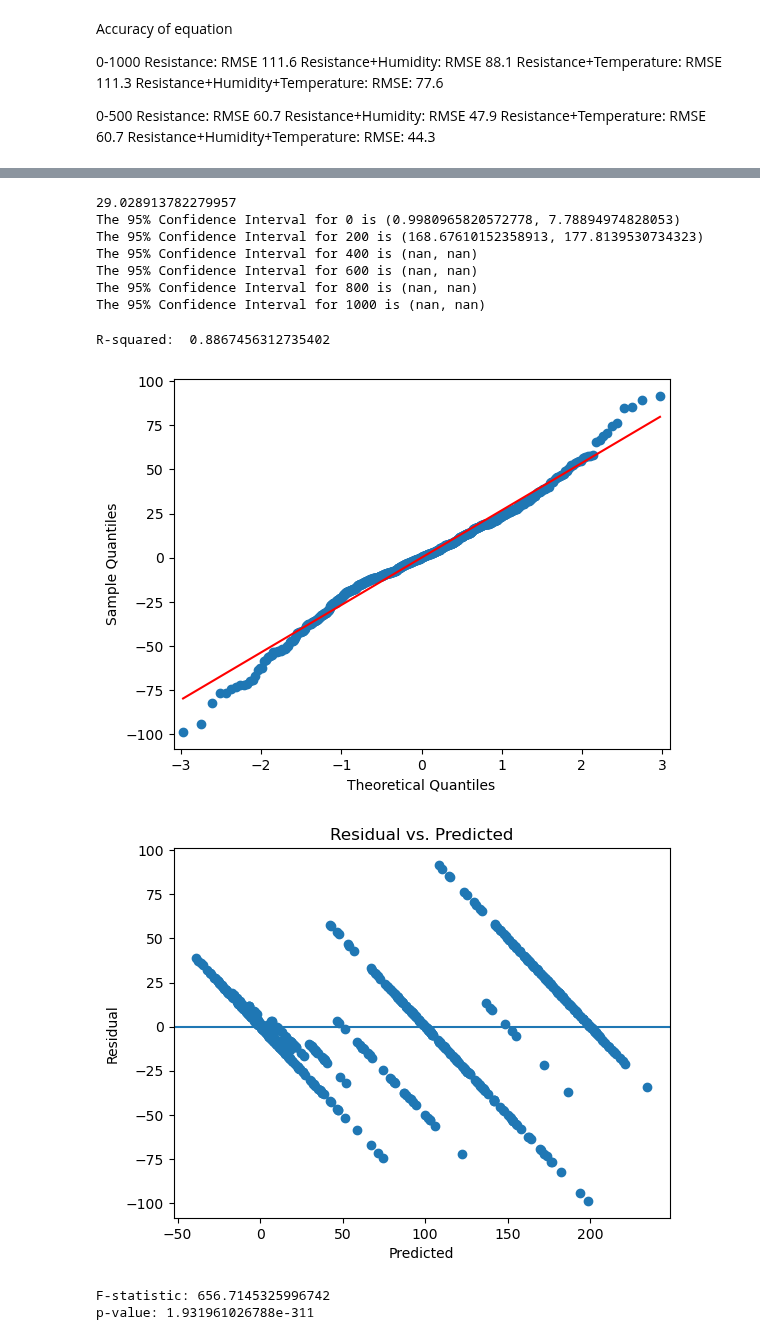
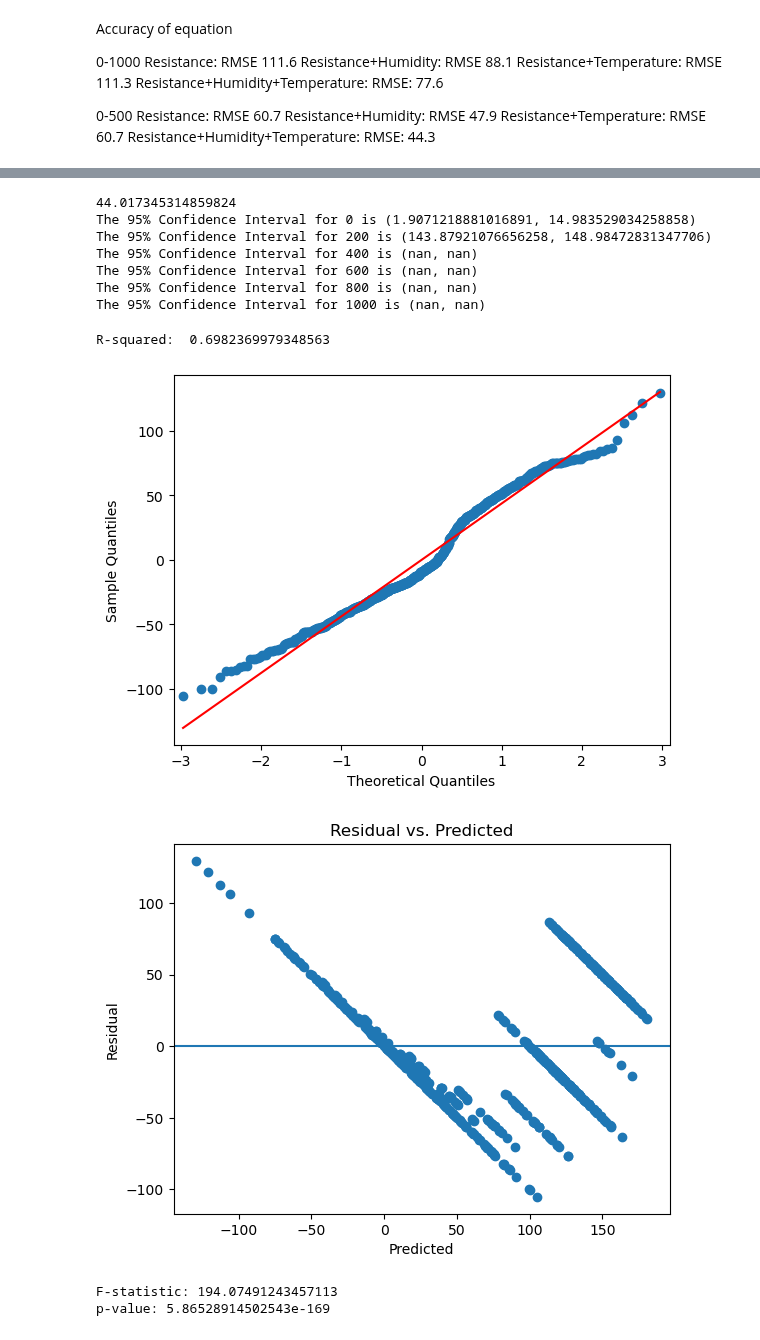
Before and after one commit to Coopsims/MethaneDataScience, a Jupyter notebook: Ben's Analysis/Equation Generation.ipynb, the cells around one changed output, grey strips where cells are left out. Saved outputs shown, nothing was run; the diff lists cells and outputs as text; code cells hidden in the pictures.

Commit message:
funk equation v14??

```diff
--- a/Ben's Analysis/Equation Generation.ipynb
+++ b/Ben's Analysis/Equation Generation.ipynb
@@ -95,12 +95,12 @@ Resistance+Humidity+Temperature: RMSE: 44.3
 # a*np.exp(-1*R*b+c)+d*np.exp(-1*H*f+g)+h (Funk Equation)
 
 
-def funkEQ(X, a, b, c, d, f, g, h,i,j):
+def funkEQ(X, a, b, c, d, f, g, h):
     R, H = X
     with np.errstate(over='ignore'):
-        stuff=a*np.exp(-1*R*b+c)+d*np.exp(-1*H*f+g)+h*R+i*H*(h*R)+j
+        stuff=a*np.exp(-1*R*b+c)+d*np.exp(-1*H*f+g)+h
     return stuff
-p0 = 1,1,1,1,1,1,1,1,1
+p0 = 18,  1,  4, 12,  0,  4, -7
 
 def residual(params, X, y):
     return np.sum((y - funkEQ(X, *params))**2)
@@ -128,13 +129,25 @@ from joblib import Parallel, delayed
 from tqdm import tqdm
 import warnings
 
+#For With low Data <=200
+
+#a*np.exp(-1*R*b+c)+d*np.exp(-1*H*f+g)+h
+#The initial conditions to get this optimization were: [-2  0 -1  0  0 -1  0]
+#RMSE: 27.65875130204158
+
+#a*np.exp(-1*R*b+c)+d*np.exp(-1*H*f+g)+h*R+i*H*(h*R)+j
+#The initial conditions to get this optimization were: [-1  0  0  0  0  1  1 -1  0]
+#RMSE: 25.367264464126542
+
+#The initial conditions to get this optimization were: [18  1  4 12  0  4 -7]
+#RMSE: 27.658751302026484
 # Ignore all warnings in the code
 warnings.filterwarnings("ignore")
 
-def funkEQ(X, a, b, c, d, f, g, h):
+def funkEQ(X, a, b, c, f, g, h):
     R, H = X
     with np.errstate(over='ignore'):
-        stuff=a*np.exp(-1*R*b+c)+d*np.exp(-1*H*f+g)+h
+        stuff=a*H*np.exp((-1*R*b+c)+(-1*H*f+g))+h
     return stuff
 
 def optimize_parameters(p0):
@@ -154,7 +167,7 @@ def optimize_parameters(p0):
 np.random.seed(42)
 
 # Number of points to generate
-num_points = 100000
+num_points = 100
 
 # Generate num_points random points in 7 dimensions, bounded by [-20, 20]
 initial_params = np.random.randint(-20, 20, size=(num_points, 7))
@@ -193,4 +205,5 @@ RMSE: 27.658751301993373
 # %%
+#best_params[0]=[18,  1,  4, 12,  0,  4, -7]
 # file2=file2[file2["SensorID"]==3]
 # X = file2.drop('Target PPM', axis='columns')
 # y = file2.loc[:, 'Target PPM']
@@ -223,9 +236,9 @@ for i in range(0, 1001, 200):
     # Print the 95% confidence interval for the current target PPM value
     print("The 95% Confidence Interval for " + str(i) + " is (" + str(low95) + ", " + str(high95) + ")")
 # %% [output]
-29.028913782279957
-The 95% Confidence Interval for 0 is (0.9980965820572778, 7.78894974828053)
-The 95% Confidence Interval for 200 is (168.67610152358913, 177.8139530734323)
+44.017345314859824
+The 95% Confidence Interval for 0 is (1.9071218881016891, 14.983529034258858)
+The 95% Confidence Interval for 200 is (143.87921076656258, 148.98472831347706)
 The 95% Confidence Interval for 400 is (nan, nan)
 The 95% Confidence Interval for 600 is (nan, nan)
 The 95% Confidence Interval for 800 is (nan, nan)
@@ -233,7 +246,7 @@ The 95% Confidence Interval for 1000 is (nan, nan)
 # %%
 
 
-y_pred = funkEQ((xDataResistance, xDataRH), *best_params[0])
+y_pred = funkEQ((xDataResistance, xDataRH), *popt)
 print('R-squared: ', r2_score(y, y_pred))
 
 # Calculate residuals
@@ -247,38 +260,38 @@ sm.qqplot(residuals, line='s')
 plt.show()
 
 # Residual vs. Predicted plot
 plt.scatter(y_pred, residuals)
 plt.xlabel('Predicted')
 plt.ylabel('Residual')
 plt.axhline(y=0)
 plt.title('Residual vs. Predicted')
 plt.show()
 
 # First compute the various sum of squares
 SST = np.sum((yDataTargetPPM - np.mean(yDataTargetPPM)) ** 2)
 SSE = np.sum(residuals ** 2)
 SSR = SST - SSE
 
 # Then compute the degree of freedoms
 df1 = len(popt) - 1  # number of parameters in your model - 1
 df2 = len(yDataTargetPPM) - len(popt)  # number of observations - number of parameters
 
 # Then compute the mean square values
 MSR = SSR / df1
 MSE = SSE / df2
 
 # Finally compute the F-statistic and the associated p-value
 F = MSR / MSE
 p_value = f.sf(F, df1, df2)
 
 print('F-statistic:', F)
 print('p-value:', p_value)
 # %% [output]
-R-squared:  0.8867456312735402
+R-squared:  0.6982369979348563
-[figure, old version]
+[figure, new version]
-[figure, old version]
+[figure, new version]
-F-statistic: 656.7145325996742
-p-value: 1.931961026788e-311
+F-statistic: 194.07491243457113
+p-value: 5.86528914502543e-169
 # %%
 H = 5  # given humidity value
 df = file2
```
Also changed, not shown: parts of 3 cells of this notebook.
